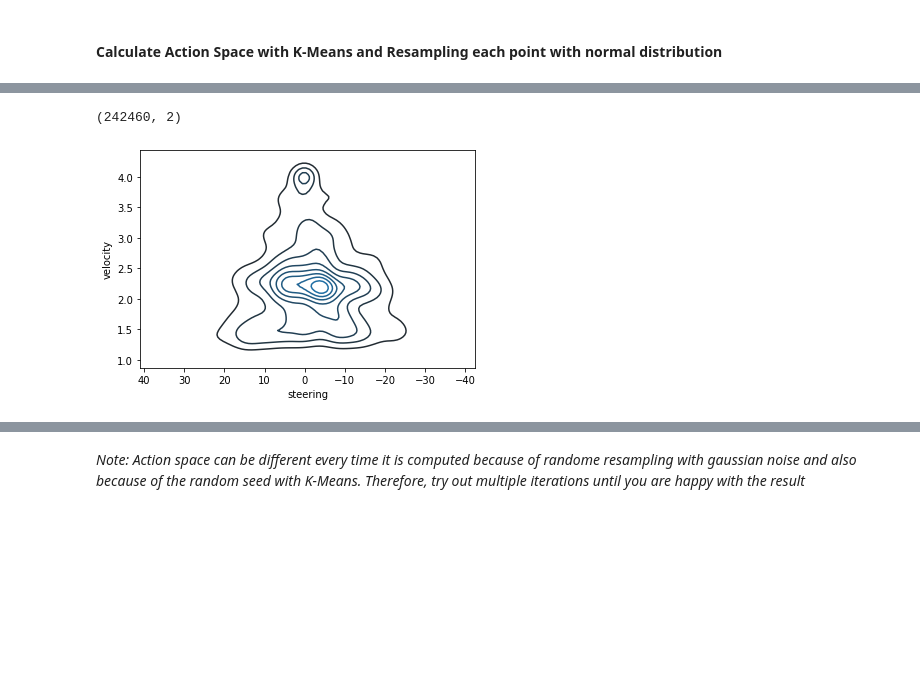
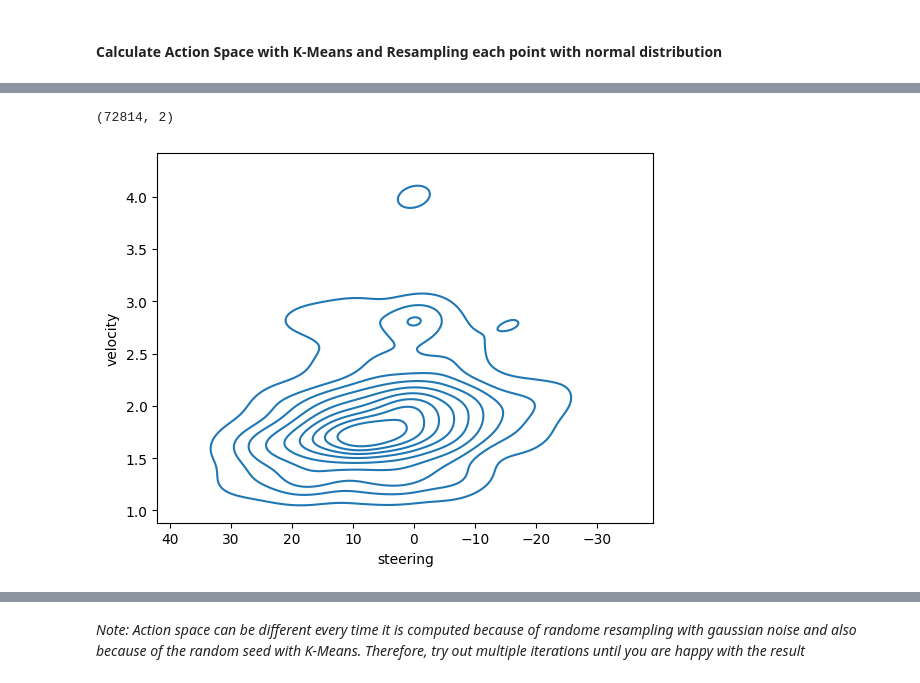
Before and after one commit to davexxx1214/Capstone_AWS_DeepRacer, a Jupyter notebook: Compute_Speed_And_Actions/RaceLine_Speed_ActionSpace.ipynb, the cells around one changed output, grey strips where cells are left out. Cells and saved outputs as stored; diff of their text form; code cells hidden in the pictures; blank space fills up the shorter version.

```diff
--- a/Compute_Speed_And_Actions/RaceLine_Speed_ActionSpace.ipynb
+++ b/Compute_Speed_And_Actions/RaceLine_Speed_ActionSpace.ipynb
@@ -22,10 +22,10 @@ import warnings
 warnings.filterwarnings('ignore')
 # %%
 # Path of the optimal racing line (.npy file)
-fpath = "Spain_racing_line.npy"
+fpath = "racelines/reinvent_base-10-8-2024-11-14-202716.npy"
 
 # Change manually (this is only so that output files are named correctly)
-TRACK_NAME = "Spain"
+TRACK_NAME = "reinvent_base"
 
 racing_track = np.load(fpath)
 
@@ -312,13 +312,14 @@ all_actions_norm = pd.concat([all_actions_norm,add_initial_actions], axis=0, ign
 # Display actions shape
 all_actions_norm.shape
 # %% [output]
-(242460, 2)
+(72814, 2)
 # %%
 all_actions_norm_less = all_actions_norm.sample(frac=0.01).reset_index(drop=True) # sample bc less compute time
-ax = sns.kdeplot(data=all_actions_norm_less["steering"],data2=all_actions_norm_less["velocity"])
+ax = sns.kdeplot(x=all_actions_norm_less["steering"],
+                 y=all_actions_norm_less["velocity"])
 ax.invert_xaxis()
 # %% [output]
-[figure, old version]
+[figure, new version]
 # %%
 X = all_actions_norm
 
```
Also changed, not shown: parts of 7 cells of this notebook, 4 other files.
